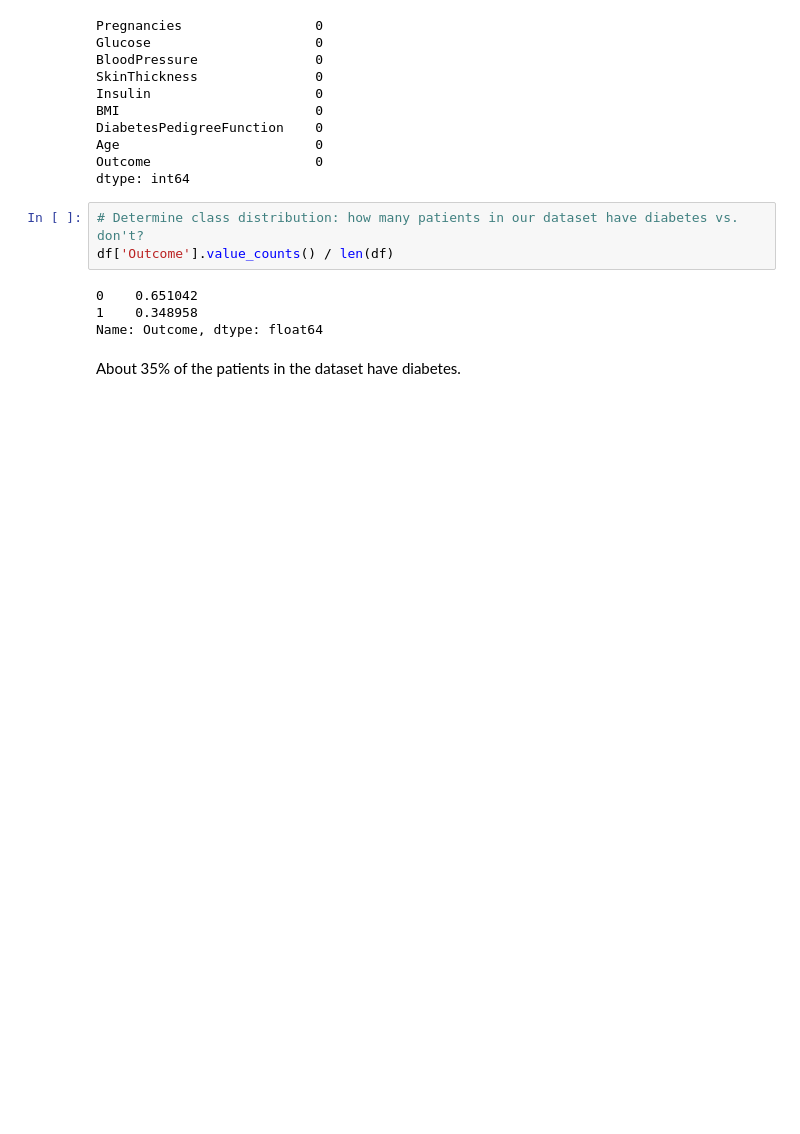
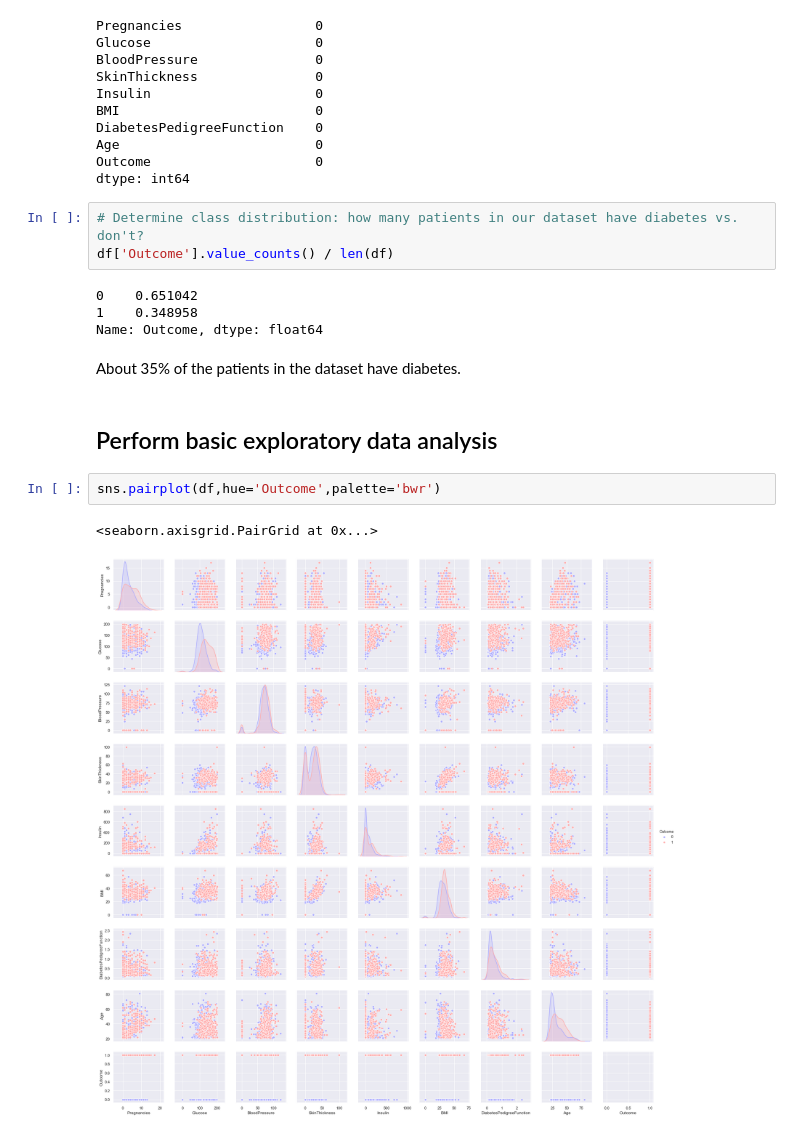
Before and after one commit to s-mushnoori/predicting-diabetes, a Jupyter notebook: predicting-diabetes.ipynb, the cells around one changed output. Cells and saved outputs as stored; diff of their text form; blank space fills up the shorter version.

Commit message:
Performed basic EDA

```diff
--- a/predicting-diabetes.ipynb
+++ b/predicting-diabetes.ipynb
@@ -75,3 +75,10 @@ df['Outcome'].value_counts() / len(df)
 Name: Outcome, dtype: float64
 # %% [markdown]
 About 35% of the patients in the dataset have diabetes.
+# %% [markdown]
+## Perform basic exploratory data analysis
+# %%
+sns.pairplot(df,hue='Outcome',palette='bwr')
+# %% [output]
+<seaborn.axisgrid.PairGrid at 0x...>
+[figure, added]
```
